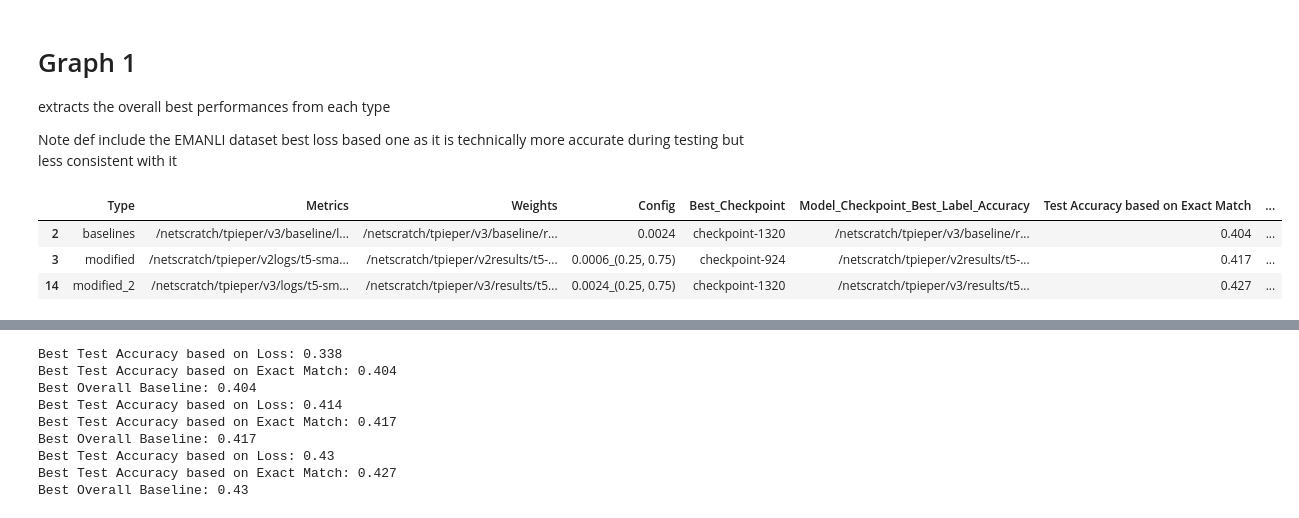
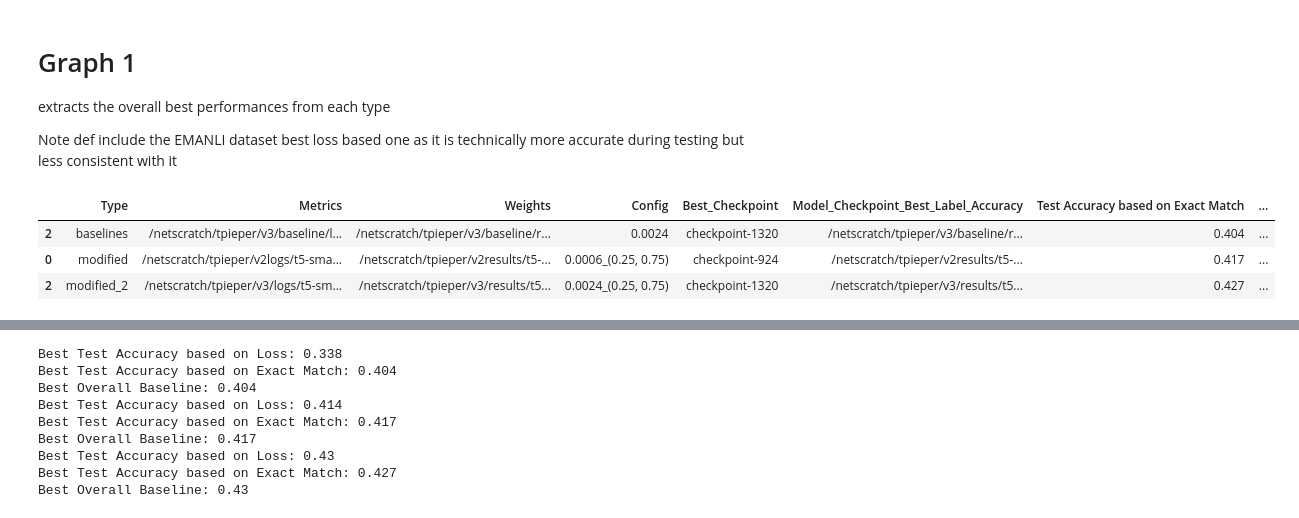
Before and after one commit to tomlpieper/ba, a Jupyter notebook: plotting.ipynb, the cells around one changed output, grey strips where cells are left out. Drawn from its saved outputs; the diff is of its cells as text; code cells hidden in the pictures.

```diff
--- a/plotting.ipynb
+++ b/plotting.ipynb
@@ -435,6 +244,9 @@ df['Test Accuracy based on loss'] = list_test_accuracies
 df['Best Eval Accuracy'] = list_eval_accuracies
 df = df.rename(columns={"Results": "Test Accuracy based on Exact Match"})
 df['Name']= names_list
+df['local_metrics_path'] = all_files
+df['Diff Test Accuracies'] = (df['Test Accuracy based on Exact Match'] - df['Test Accuracy based on loss']) * 100
+df['Diff Eval and Test Accuracies'] = (df['Best Eval Accuracy'] - df['Test Accuracy based on Exact Match']) * 100
 # %%
 df
 # %% [output]
@@ -463,39 +275,42 @@ Note def include the EMANLI dataset best loss based one as it is technically mor
 # %%
 # split the dataframe into baselines and modified
 df_bl = df[df['Type'] == 'baselines']
-df_mANLI_v1 = df[df['Type'] == 'modified']
-df_mANLI_v2 = df[df['Type'] == 'modified_2']
+# reset index for the df_bl
+# df_bl = df_bl.reset_index(drop=True)
+
+df_mANLI_v1 = df[df['Type'] == 'modified'].reset_index(drop=True)
+df_mANLI_v2 = df[df['Type'] == 'modified_2'].reset_index(drop=True)
 
 df_bl_best_loss = df_bl[df_bl['Test Accuracy based on loss'] == df_bl['Test Accuracy based on loss'].max()]
 df_bl_best_exact = df_bl[df_bl['Test Accuracy based on Exact Match'] == df_bl['Test Accuracy based on Exact Match'].max()] #this is the one
 df_bl_best_eval = df_bl[df_bl['Best Eval Accuracy'] == df_bl['Best Eval Accuracy'].max()]
 
 df_mANLI_v1_best_loss = df_mANLI_v1[df_mANLI_v1['Test Accuracy based on loss'] == df_mANLI_v1['Test Accuracy based on loss'].max()] # this is the one
 df_mANLI_v1_best_exact = df_mANLI_v1[df_mANLI_v1['Test Accuracy based on Exact Match'] == df_mANLI_v1['Test Accuracy based on Exact Match'].max()] # this also is the one
 df_mANLI_v1_best_eval = df_mANLI_v1[df_mANLI_v1['Best Eval Accuracy'] == df_mANLI_v1['Best Eval Accuracy'].max()]
 
 
 
 # find best value for each type in the
 
 
 
 df_mANLI_v2_best_loss = df_mANLI_v2[df_mANLI_v2['Test Accuracy based on loss'] == df_mANLI_v2['Test Accuracy based on loss'].max()] # this is the one
 df_mANLI_v2_best_exact = df_mANLI_v2[df_mANLI_v2['Test Accuracy based on Exact Match'] == df_mANLI_v2['Test Accuracy based on Exact Match'].max()] # this is the one
 df_mANLI_v2_best_eval = df_mANLI_v2[df_mANLI_v2['Best Eval Accuracy'] == df_mANLI_v2['Best Eval Accuracy'].max()]
 # df_mANLI_v2_best_exact
 df_mANLI_v1_best_loss # same for both scores
 
 
 
 # concat dfs
 df_graph1 = pd.concat([df_bl_best_exact, df_mANLI_v1_best_exact, df_mANLI_v2_best_exact])
 df_graph1
 # %% [output]
 |  | Type | Metrics | Weights | Config | Best_Checkpoint | Model_Checkpoint_Best_Label_Accuracy | Test Accuracy based on Exact Match | ... |
 | 2 | baselines | /netscratch/tpieper/v3/baseline/l... | /netscratch/tpieper/v3/baseline/r... | 0.0024 | checkpoint-1320 | /netscratch/tpieper/v3/baseline/r... | 0.404 | ... |
-| 3 | modified | /netscratch/tpieper/v2logs/t5-sma... | /netscratch/tpieper/v2results/t5-... | 0.0006_(0.25, 0.75) | checkpoint-924 | /netscratch/tpieper/v2results/t5-... | 0.417 | ... |
-| 14 | modified_2 | /netscratch/tpieper/v3/logs/t5-sm... | /netscratch/tpieper/v3/results/t5... | 0.0024_(0.25, 0.75) | checkpoint-1320 | /netscratch/tpieper/v3/results/t5... | 0.427 | ... |
+| 0 | modified | /netscratch/tpieper/v2logs/t5-sma... | /netscratch/tpieper/v2results/t5-... | 0.0006_(0.25, 0.75) | checkpoint-924 | /netscratch/tpieper/v2results/t5-... | 0.417 | ... |
+| 2 | modified_2 | /netscratch/tpieper/v3/logs/t5-sm... | /netscratch/tpieper/v3/results/t5... | 0.0024_(0.25, 0.75) | checkpoint-1320 | /netscratch/tpieper/v3/results/t5... | 0.427 | ... |
 # %%
 aspargus = '#678d58'
 metal = '#242f40'
```
Also changed, not shown: parts of 22 cells of this notebook, 1 other file.
